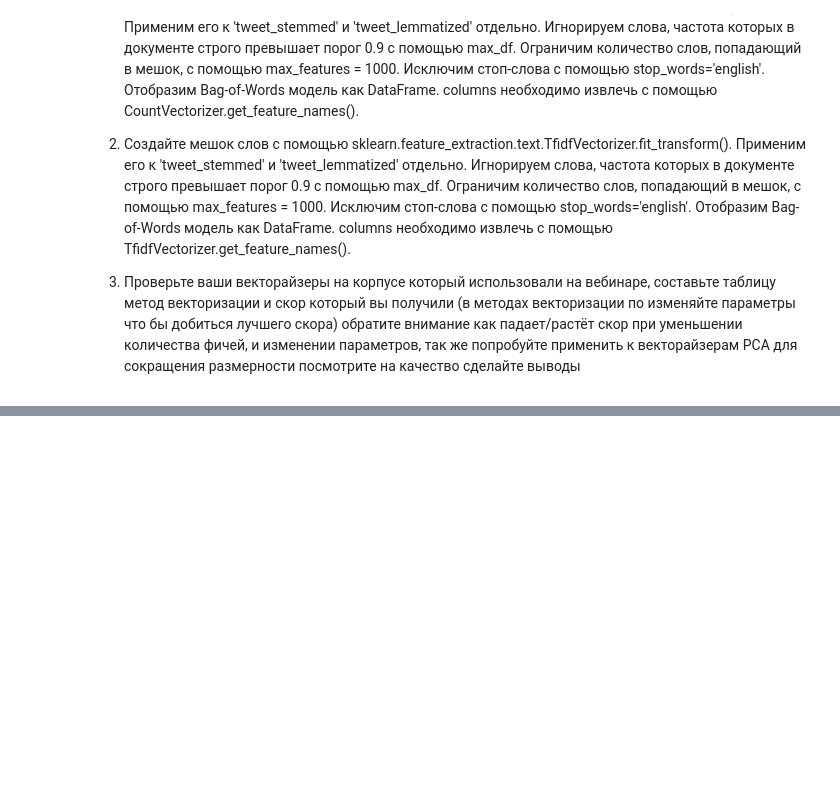
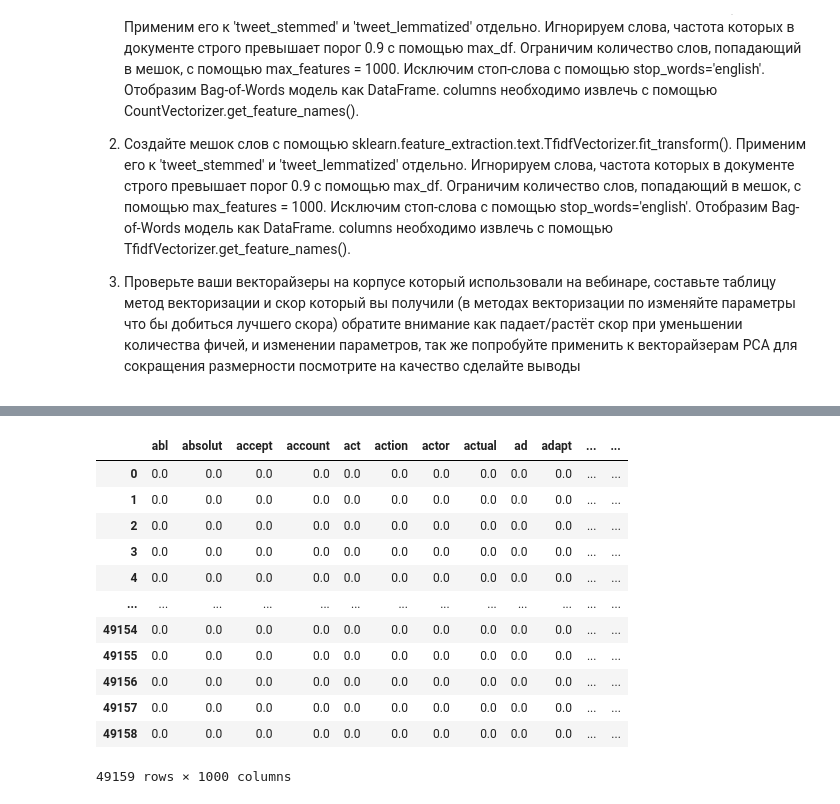
Before and after one commit to LMAXL7791211/NLPGB, a Jupyter notebook: HW2_NLP_Lukyanov_M.ipynb, the cells around one changed output, grey strips where cells are left out. Saved outputs shown, nothing was run; the diff lists cells and outputs as text; code cells hidden in the pictures; blank space fills up the shorter version.

```diff
--- a/HW2_NLP_Lukyanov_M.ipynb
+++ b/HW2_NLP_Lukyanov_M.ipynb
@@ -24,0 +105,24 @@
+# %%
+from sklearn.feature_extraction.text import TfidfVectorizer
+
+
+tfidf_vectorizer = TfidfVectorizer(max_df = 0.9, max_features = 1000, stop_words='english', preprocessor=lambda x: x, tokenizer=lambda x: x)
+values_stemmed = tfidf_vectorizer.fit_transform(combine_df.tweet_stemmed.tolist())
+
+# Show the Model as a pandas DataFrame
+feature_names3 = tfidf_vectorizer.get_feature_names()
+pd.DataFrame(values_stemmed.toarray(), columns = feature_names3)
+# %% [output]
+|  | abl | absolut | accept | account | act | action | actor | actual | ad | adapt | ... | ... |
+| 0 | 0.0 | 0.0 | 0.0 | 0.0 | 0.0 | 0.0 | 0.0 | 0.0 | 0.0 | 0.0 | ... | ... |
+| 1 | 0.0 | 0.0 | 0.0 | 0.0 | 0.0 | 0.0 | 0.0 | 0.0 | 0.0 | 0.0 | ... | ... |
+| 2 | 0.0 | 0.0 | 0.0 | 0.0 | 0.0 | 0.0 | 0.0 | 0.0 | 0.0 | 0.0 | ... | ... |
+| 3 | 0.0 | 0.0 | 0.0 | 0.0 | 0.0 | 0.0 | 0.0 | 0.0 | 0.0 | 0.0 | ... | ... |
+| 4 | 0.0 | 0.0 | 0.0 | 0.0 | 0.0 | 0.0 | 0.0 | 0.0 | 0.0 | 0.0 | ... | ... |
+| ... | ... | ... | ... | ... | ... | ... | ... | ... | ... | ... | ... | ... |
+| 49154 | 0.0 | 0.0 | 0.0 | 0.0 | 0.0 | 0.0 | 0.0 | 0.0 | 0.0 | 0.0 | ... | ... |
+| 49155 | 0.0 | 0.0 | 0.0 | 0.0 | 0.0 | 0.0 | 0.0 | 0.0 | 0.0 | 0.0 | ... | ... |
+| 49156 | 0.0 | 0.0 | 0.0 | 0.0 | 0.0 | 0.0 | 0.0 | 0.0 | 0.0 | 0.0 | ... | ... |
+| 49157 | 0.0 | 0.0 | 0.0 | 0.0 | 0.0 | 0.0 | 0.0 | 0.0 | 0.0 | 0.0 | ... | ... |
+| 49158 | 0.0 | 0.0 | 0.0 | 0.0 | 0.0 | 0.0 | 0.0 | 0.0 | 0.0 | 0.0 | ... | ... |
+49159 rows × 1000 columns
```
Also changed, not shown: parts of 46 cells of this notebook.
